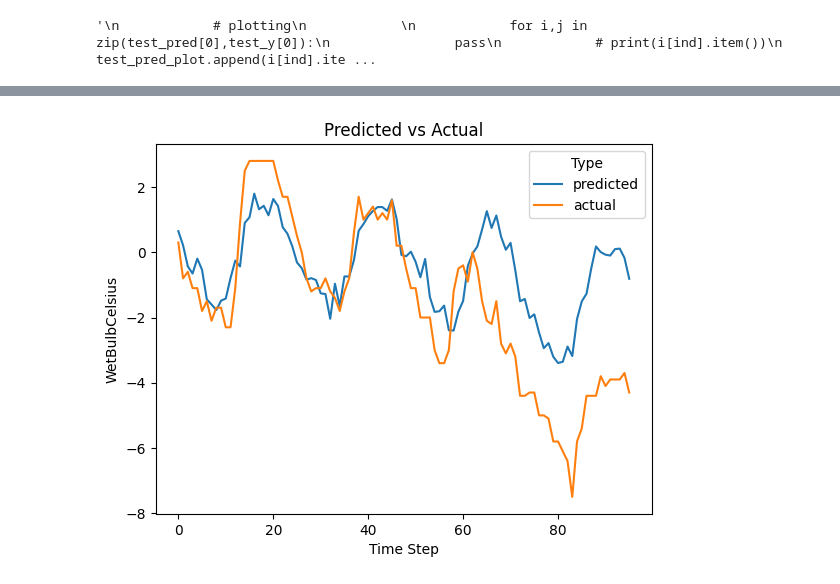
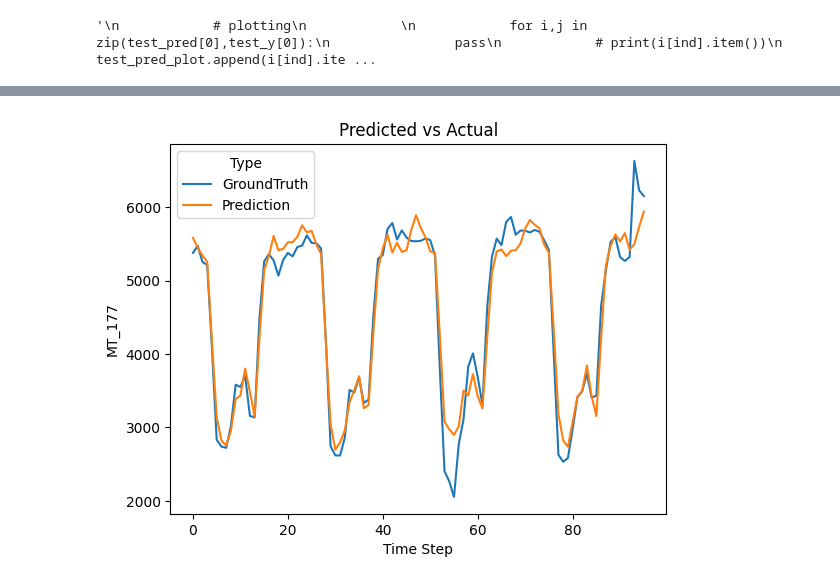
Before and after one commit to neelblabla/transformers_for_time_series_forecasting, a Jupyter notebook: patch-tst/patchTST_custom_ECL.ipynb, the cells around one changed output, grey strips where cells are left out. Saved outputs shown, nothing was run; the diff lists cells and outputs as text; code cells hidden in the pictures.

```diff
--- a/patch-tst/patchTST_custom_ECL.ipynb
+++ b/patch-tst/patchTST_custom_ECL.ipynb
@@ -163,21 +154,22 @@ Model
 # %% [output]
 PatchTST.PatchTST_supervised.models.PatchTST.Model
 # %%
+# input configerations of model
 class Configs:
     def __init__(self):
         self.enc_in = 321
         self.seq_len = 336
         self.pred_len = 96
         self.e_layers = 3
-        self.n_heads = 8
-        self.d_model = 256
-        self.d_ff = 512
+        self.n_heads = 4
+        self.d_model = 16
+        self.d_ff = 128
         self.dropout = 0.4
         self.fc_dropout = 0.
         self.head_dropout = 0.
         self.individual = True
-        self.patch_len = 16
-        self.stride = 8
+        self.patch_len = 24
+        self.stride = 6
         self.padding_patch = True
         self.revin = True
         self.affine = False
@@ -230,40 +223,41 @@ gc.collect()
 # %% [output]
 0
 # %%
+# custom model class
 class model_run:
     def __init__(self,model=model):
         self.patchtst_model = model
-
+    # to display model architecture
     def model_architecture(self):
         n=0
         for x in self.patchtst_model.state_dict():
             n=n+1
             print(x)
         print("layers= ",n)
-
+    # loading datasets into batches
     def load_datasets(self,train_dataset=train_dataset,valid_dataset=valid_dataset,test_dataset=test_dataset):
         self.train_dataset=train_dataset
         self.valid_dataset=valid_dataset
         self.test_dataset=test_dataset
 
 
-
-    def model_hyperparameters(self,batch_size=32,lr=0.00005,epochs=100,cuda=True,Dataloader=DataLoader):
+    # setting hyperparameters
+    def model_hyperparameters(self,batch_size=16,lr=0.00005,epochs=100,cuda=True,Dataloader=DataLoader):
         self.batch_size = batch_size
-        self.lr=lr
-        self.epochs=epochs
+        self.lr=lr # learning rate
+        self.epochs=epochs # number of epochs
 
         self.train_dataloader = DataLoader(self.train_dataset, batch_size=batch_size, shuffle=True)
         self.test_dataloader = DataLoader(self.test_dataset, batch_size=1, shuffle=False)
         self.valid_dataloader = DataLoader(self.valid_dataset, batch_size=batch_size, shuffle=True)
 
-
+        # model to cuda gpu format
         if cuda:
             self.patchtst_model=self.patchtst_model.to("cuda")
 
         self.optimizer = torch.optim.Adam(self.patchtst_model.parameters(), lr=self.lr)
-        self.loss = torch.nn.MSELoss()
-        self.loss_mae=torch.nn.L1Loss()
+        self.loss = torch.nn.MSELoss() # mean squared error loss
+        self.loss_mae=torch.nn.L1Loss() # mean absolute error
 
     def model_execute(self,):
         self.load_datasets()
@@ -361,8 +355,8 @@ class model_run:
         df_y_final=pd.DataFrame(df_y_final,columns=df_columns)
 
 
-        sns.lineplot(x=list(range(len(df_pred_final)))[:96], y=df_pred_final[column][:96], label="predicted")
-        sns.lineplot(x=list(range(len(df_y_final)))[:96], y=df_y_final[column][:96], label="actual")
+        sns.lineplot(x=list(range(len(df_y_final)))[:96], y=df_y_final[column][:96], label="GroundTruth")
+        sns.lineplot(x=list(range(len(df_pred_final)))[:96], y=df_pred_final[column][:96], label="Prediction")
         plt.legend(title='Type')
         plt.xlabel('Time Step')
         plt.title("Predicted vs Actual")
@@ -400,4 +420,4 @@ x.model_execute()
 # %%
-x.test_plots(df_columns=df.columns[1:],scaler=scaler,column='WetBulbCelsius')
+x.test_plots(df_columns=df.columns[1:],scaler=scaler,column='MT_177')
 # %% [output]
-[figure, old version]
+[figure, new version]
```
Also changed, not shown: parts of 8 cells of this notebook.
